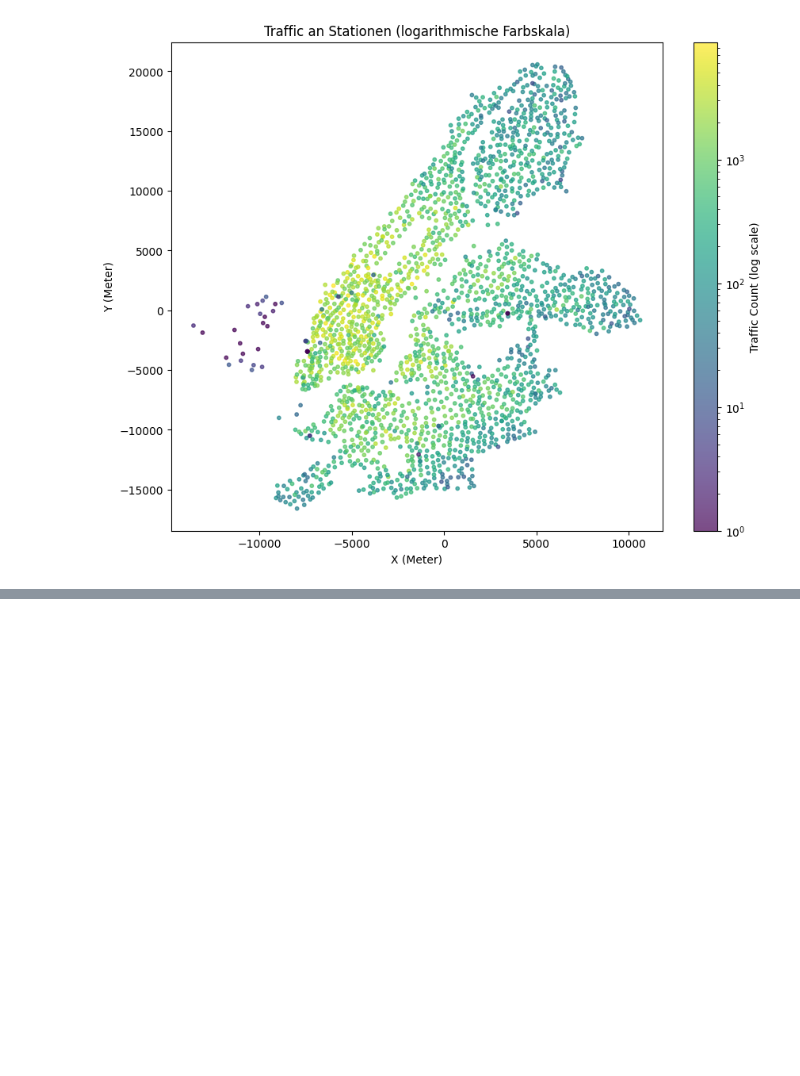
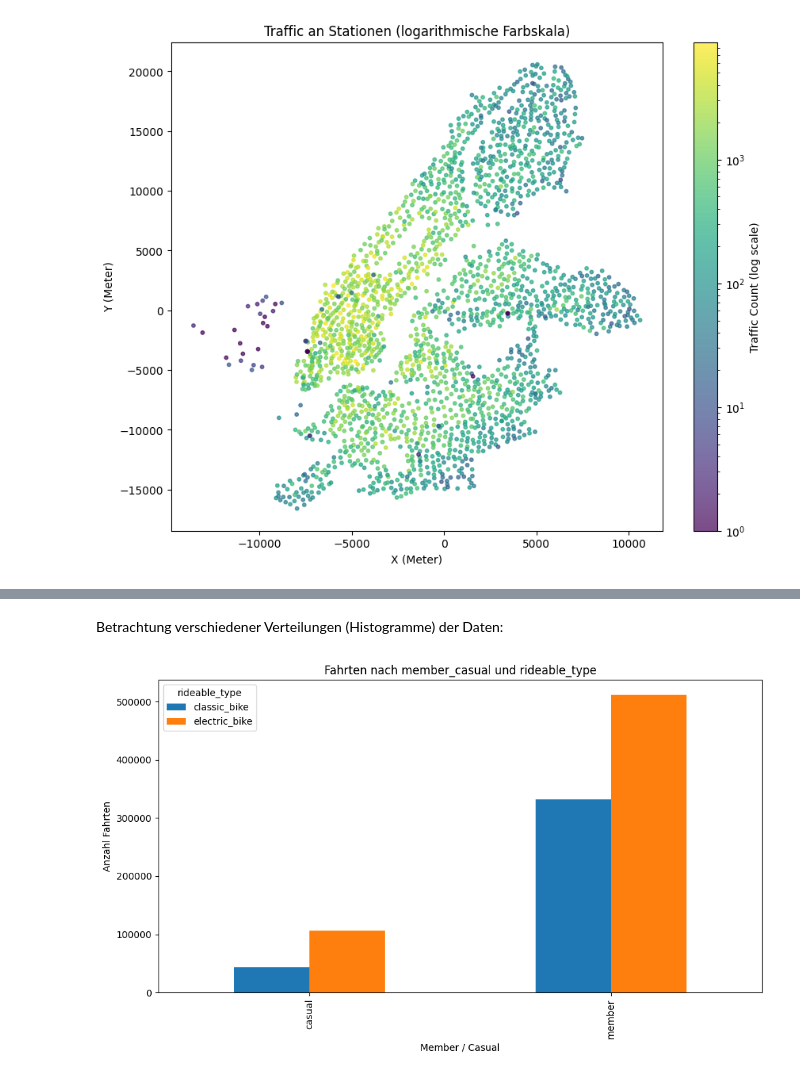
Before and after one commit to JanKrabbe/axa_challenge, a Jupyter notebook: explorative_data_analysis.ipynb, the cells around one changed output, grey strips where cells are left out. Saved outputs shown, nothing was run; the diff lists cells and outputs as text; code cells hidden in the pictures; blank space fills up the shorter version.

```diff
--- a/explorative_data_analysis.ipynb
+++ b/explorative_data_analysis.ipynb
@@ -67,0 +96,14 @@ Untersuchung wie oft die Stationen als Start- und Endpunkte genutzt wurden:
+# %% [markdown]
+Betrachtung verschiedener Verteilungen (Histogramme) der Daten:
+# %%
+ride_counts = citibike_dataset.df_rides.groupby(['member_casual', 'rideable_type']).size().unstack(fill_value=0)
+
+ride_counts.plot(kind='bar', figsize=(10,6))
+plt.xlabel('Member / Casual')
+plt.ylabel('Anzahl Fahrten')
+plt.title('Fahrten nach member_casual und rideable_type')
+plt.legend(title='rideable_type')
+plt.tight_layout()
+plt.show()
+# %% [output]
+[figure, added]
```
Also changed, not shown: parts of 17 cells of this notebook.
